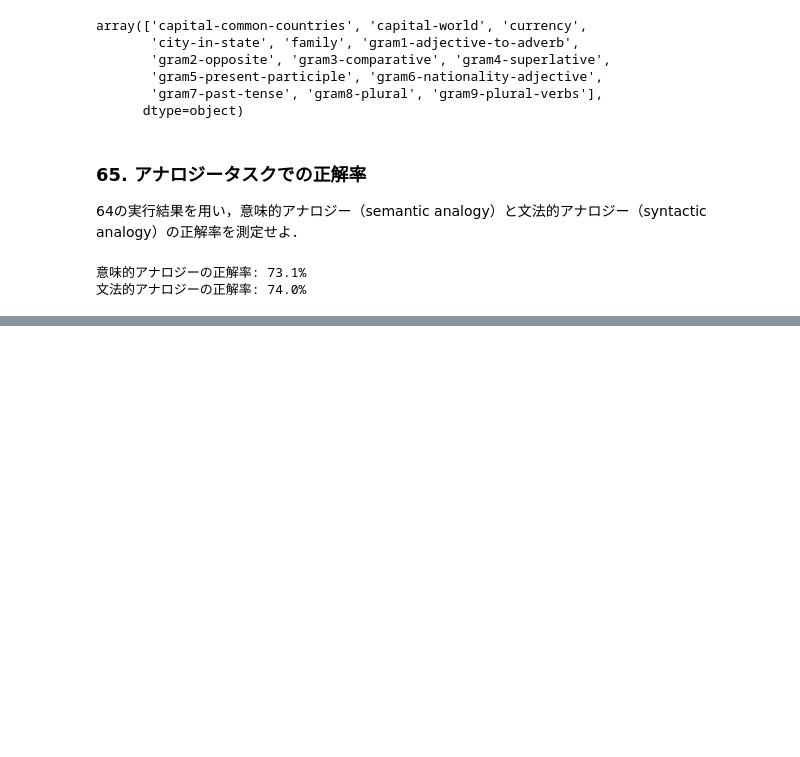
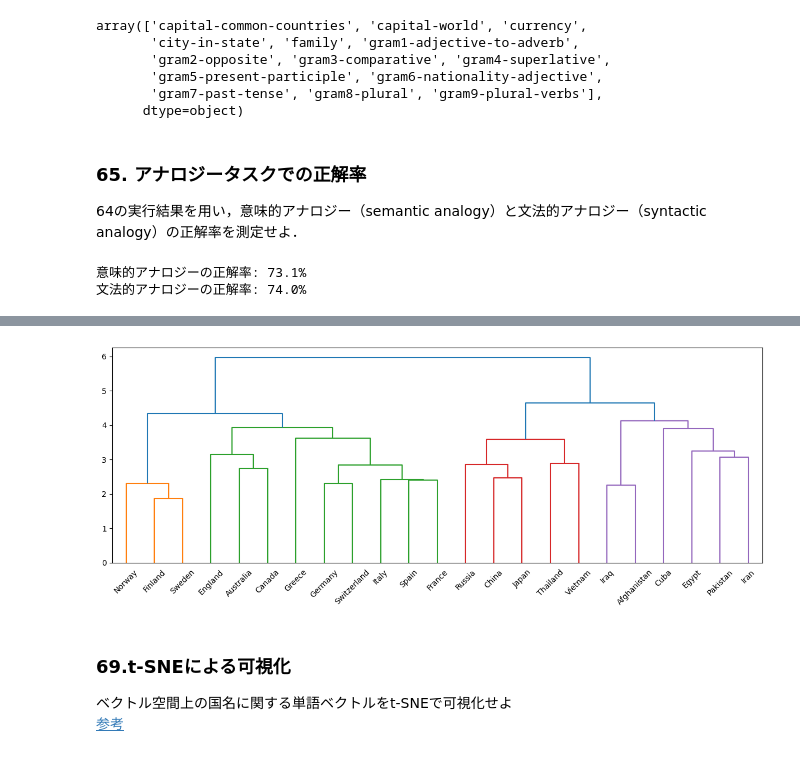
Before and after one commit to KSKKRT/NLP-100-Exercise, a Jupyter notebook: src/ss7/nlp100knock_chapter7.ipynb, the cells around one changed output, grey strips where cells are left out. Saved outputs shown, nothing was run; the diff lists cells and outputs as text; code cells hidden in the pictures; blank space fills up the shorter version.

```diff
--- a/src/ss7/nlp100knock_chapter7.ipynb
+++ b/src/ss7/nlp100knock_chapter7.ipynb
@@ -167,0 +215,4 @@ print(f'文法的アナロジーの正解率: {round(syn_correct/syn_cnt, 3)*100
+# %%
+countries = list(word_analogy_data.loc[word_analogy_data['category']==\
+                                  'capital-common-countries']['word2'].unique())
+countries
@@ -167,0 +237,15 @@ print(f'文法的アナロジーの正解率: {round(syn_correct/syn_cnt, 3)*100
+# %%
+#各国のベクトルを得る
+vectors = [model[country] for country in countries]
+# %%
+#KMeansの実行
+from sklearn.cluster import KMeans
+
+kmeans = KMeans(n_init=10 ,n_clusters=5)
+kmeans.fit(vectors)
+#kmeans.labels_で各ベクトルのラベルがnp.arrayで獲得できる
+for i in range(5):
+    cluster = np.where(kmeans.labels_ == i)[0]
+    print(f'【cluster {i}】')
+    cluster_countries = [countries[c] for c in cluster]
+    print(*cluster_countries, sep='/')
@@ -167,0 +280,14 @@ print(f'文法的アナロジーの正解率: {round(syn_correct/syn_cnt, 3)*100
+# %%
+import matplotlib.pyplot as plt
+from scipy.cluster.hierarchy import dendrogram, linkage
+
+plt.figure(figsize=(15, 5))
+link = linkage(vectors, method='ward')
+dendrogram(link, labels=countries)
+plt.show()
+# %% [output]
+[figure, added]
+# %% [markdown]
+### 69.t-SNEによる可視化
+ベクトル空間上の国名に関する単語ベクトルをt-SNEで可視化せよ
+[参考](https://qiita.com/g-k/items/120f1cf85ff2ceae4aba)
```
Also changed, not shown: parts of 21 cells of this notebook, 5 other files.
